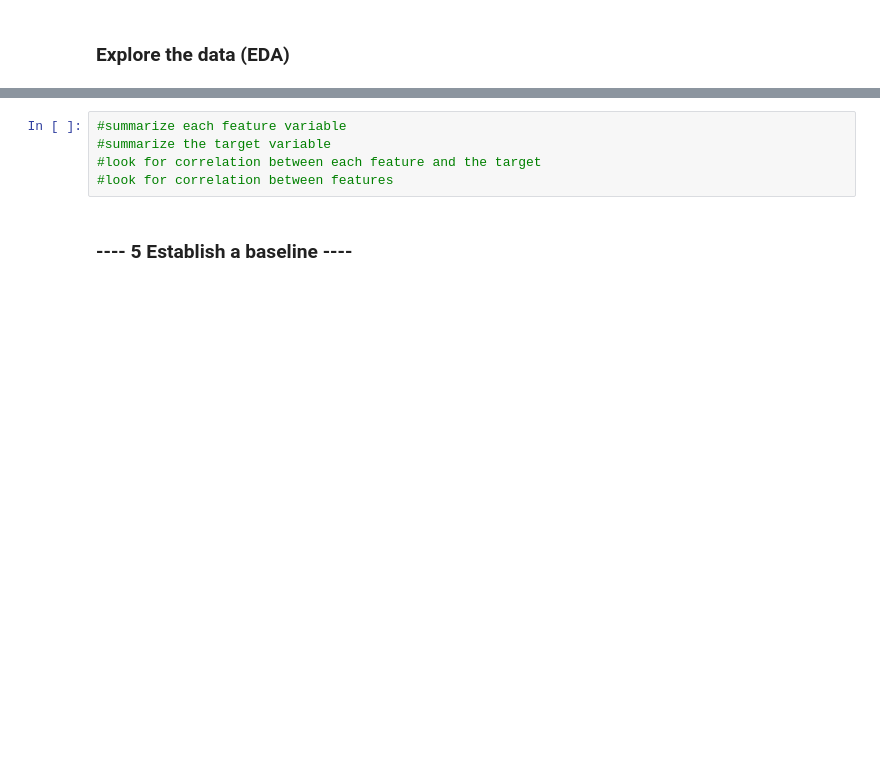
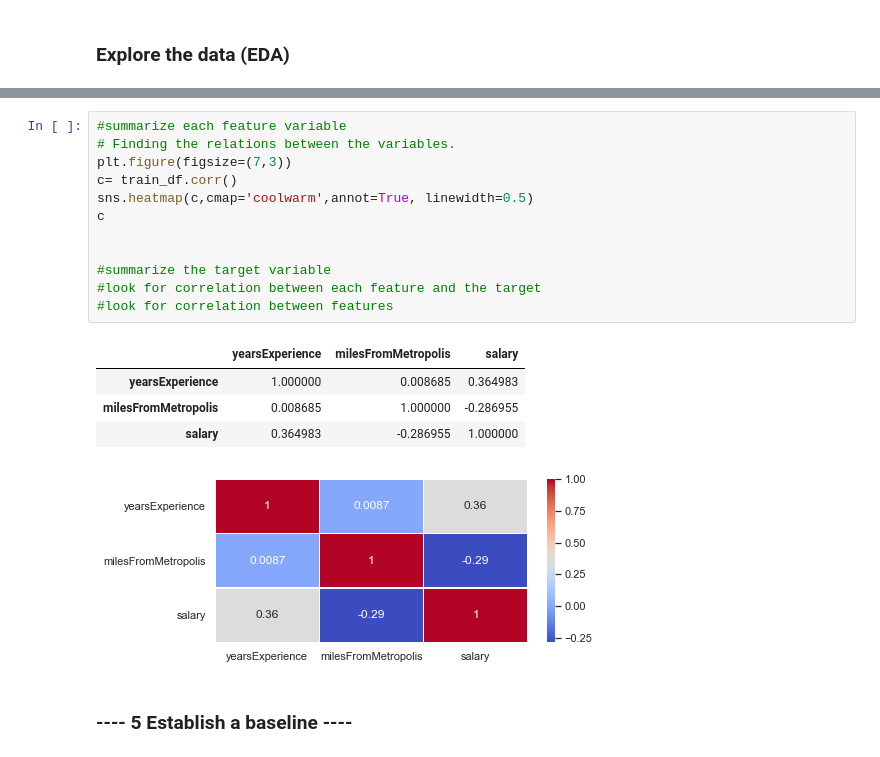
Before and after one commit to ross-macdonald-rm/salarypredictionportfolio, a Jupyter notebook: Salary Prediction Project.ipynb, the cells around one changed output, grey strips where cells are left out. Saved outputs shown, nothing was run; the diff lists cells and outputs as text; blank space fills up the shorter version.

```diff
--- a/Salary Prediction Project.ipynb
+++ b/Salary Prediction Project.ipynb
@@ -324,8 +359,21 @@ ends(train_df, 3)
 # %%
 #summarize each feature variable
+# Finding the relations between the variables.
+plt.figure(figsize=(7,3))
+c= train_df.corr()
+sns.heatmap(c,cmap='coolwarm',annot=True, linewidth=0.5)
+c
+
+
 #summarize the target variable
 #look for correlation between each feature and the target
 #look for correlation between features
+# %% [output]
+|  | yearsExperience | milesFromMetropolis | salary |
+| yearsExperience | 1.000000 | 0.008685 | 0.364983 |
+| milesFromMetropolis | 0.008685 | 1.000000 | -0.286955 |
+| salary | 0.364983 | -0.286955 | 1.000000 |
+[figure, added]
 # %% [markdown]
 ### ---- 5 Establish a baseline ----
 # %%
```
Also changed, not shown: parts of 4 cells of this notebook.
